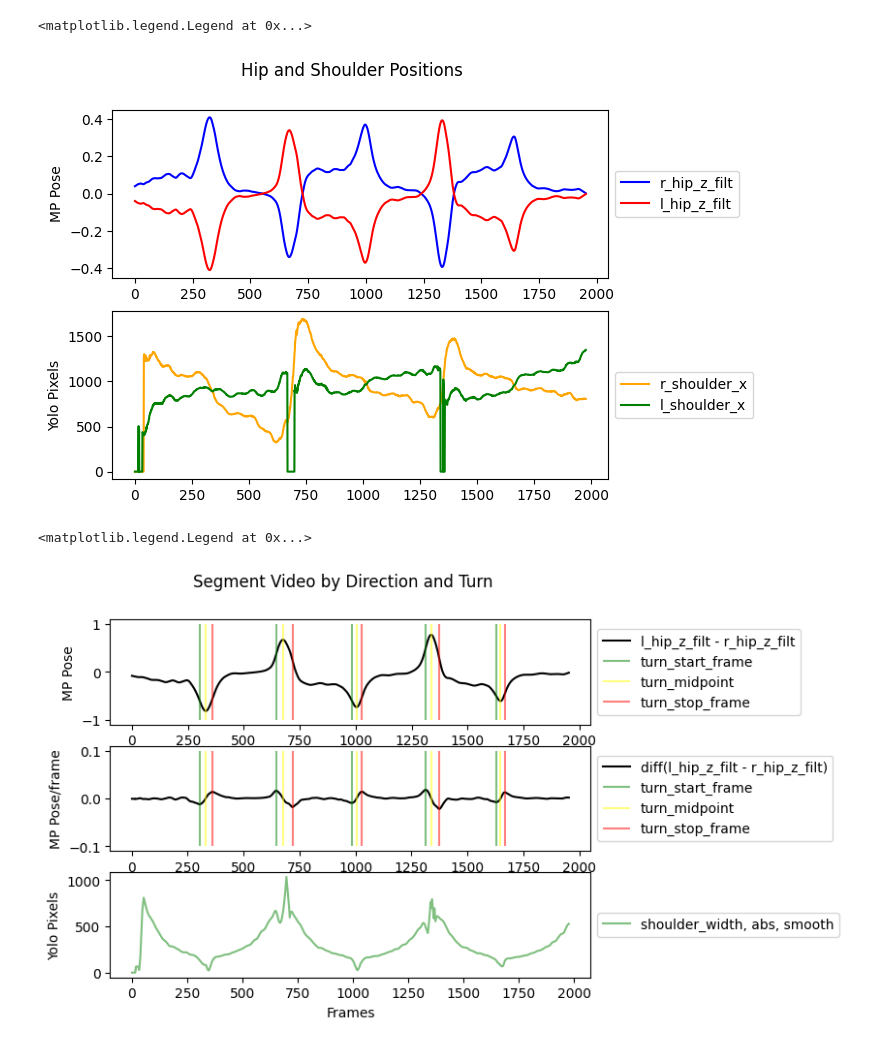
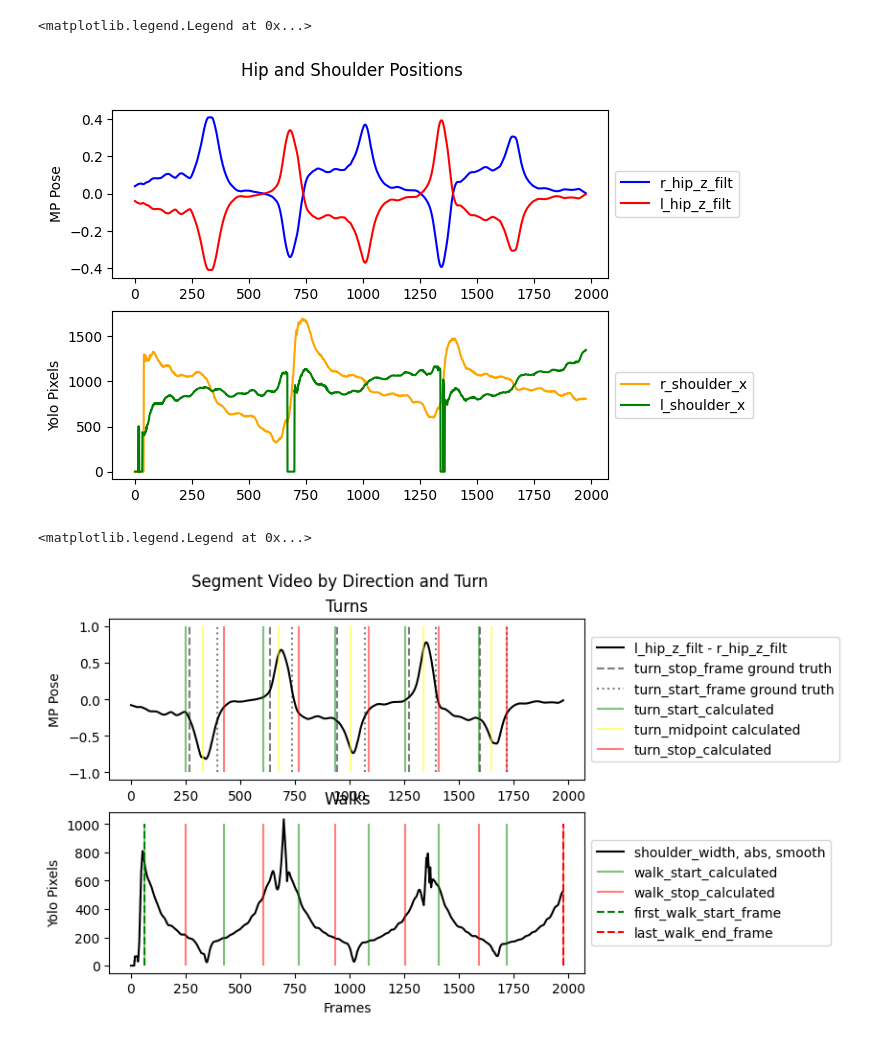
Before and after one commit to UCSF-MSLAB/HomeVideoAnalysis, a Jupyter notebook: megan_sandbox/sandbox_main_src_funs/segment_video_walk_turn.ipynb, the cells around one changed output. Saved outputs shown, nothing was run; the diff lists cells and outputs as text; code cells hidden in the pictures.

Commit message:
ID turn start and stop method 2, add walk times

```diff
--- a/megan_sandbox/sandbox_main_src_funs/segment_video_walk_turn.ipynb
+++ b/megan_sandbox/sandbox_main_src_funs/segment_video_walk_turn.ipynb
@@ -28,0 +54,4 @@ order = 1  # Order of the filter (higher means sharper cutoff)
+# %%
+# save fps variable
+fps = get_frames_per_second(vid_in_path)
+print(fps)
@@ -134,50 +239,49 @@ fig1, (ax1, ax2) = plt.subplots(2)
 fig1.suptitle('Hip and Shoulder Positions')
 
 # subplot 1 - mp z for each hip
-ax1.plot(hip_r_mp_z_filt, label = 'r_hip_z_filt', color = 'blue')
-ax1.plot(hip_l_mp_z_filt, label = 'l_hip_z_filt', color = 'red')
+ax1.plot(frames, hip_r_mp_z_filt, label = 'r_hip_z_filt', color = 'blue')
+ax1.plot(frames, hip_l_mp_z_filt, label = 'l_hip_z_filt', color = 'red')
 ax1.set_ylabel('MP Pose')
 ax1.legend(loc='center left', bbox_to_anchor=(1, 0.5))
 
 # subplot 2 - yolo x for each shoulder
-ax2.plot(shoulder_r_yolo_df['frame'], shoulder_r_yolo_df['X'], label = 'r_shoulder_x', color = 'orange')
-ax2.plot(shoulder_r_yolo_df['frame'], shoulder_l_yolo_df['X'], label = 'l_shoulder_x', color = 'green')
+ax2.plot(frames, shoulder_r_yolo_df['X'], label = 'r_shoulder_x', color = 'orange')
+ax2.plot(frames, shoulder_l_yolo_df['X'], label = 'l_shoulder_x', color = 'green')
 ax2.set_ylabel('Yolo Pixels')
 ax2.legend(loc='center left', bbox_to_anchor=(1, 0.5))
 # %% [output]
 <matplotlib.legend.Legend at 0x...>
-[figure, old version]
+[figure, new version]
 # %%
 # plot 2
 # set plot with two subplots
-fig2, (ax1, ax2, ax3) = plt.subplots(3)
+fig2, (ax1, ax2) = plt.subplots(2)
 fig2.suptitle('Segment Video by Direction and Turn')
 
 # subplot 1 - distance between right and left hip, use peaks and mins as turns
-
-ax1.plot(hip_z_diff_mp_filt, label = 'l_hip_z_filt - r_hip_z_filt', color = 'black')
-ax1.vlines(x=turn_df['turn_start_frame'], ymin = -1, ymax = 1, color = 'green', alpha = 0.5, label = 'turn_start_frame')
-ax1.vlines(x=turn_df['turn_midpoint'], ymin = -1, ymax = 1, color = 'yellow', alpha = 0.5, label = 'turn_midpoint')
-ax1.vlines(x=turn_df['turn_stop_frame'], ymin = -1, ymax = 1, color = 'red', alpha = 0.5, label = 'turn_stop_frame')
+ax1.set_title('Turns')
+ax1.plot(frames, hip_z_diff_mp_filt, label = 'l_hip_z_filt - r_hip_z_filt', color = 'black')
+ax1.vlines(x = ground_truth_turn_frames_df['start_frame'],  ymin = -1, ymax = 1, linestyle = '--', color = 'black', alpha = 0.5, label = 'turn_stop_frame ground truth')
+ax1.vlines(x = ground_truth_turn_frames_df['stop_frame'], ymin = -1, ymax = 1, linestyle = 'dotted', color = 'black', alpha = 0.5,label = 'turn_start_frame ground truth')
+ax1.vlines(x = turn_start_frames, ymin = -1, ymax = 1, color = 'green', alpha = 0.5, label = 'turn_start_calculated')
+ax1.vlines(x=turn_df['turn_midpoint'], ymin = -1, ymax = 1, color = 'yellow',  alpha = 0.5, label = 'turn_midpoint calculated')
+ax1.vlines(x = turn_stop_frames, ymin = -1, ymax = 1, color = 'red', alpha = 0.5,  label = 'turn_stop_calculated')
 ax1.set_ylabel('MP Pose')
 ax1.legend(loc='center left', bbox_to_anchor=(1, 0.5))
 
-# subplot 2 - change in hip distance
-ax2.plot(diff_hip_z_diff_mp_filt, label = 'diff(l_hip_z_filt - r_hip_z_filt)', color = 'black')
-ax2.vlines(x=turn_df['turn_start_frame'], ymin = -.1, ymax = .1, color = 'green', alpha = 0.5, label = 'turn_start_frame')
-ax2.vlines(x=turn_df['turn_midpoint'], ymin = -.1, ymax = .1, color = 'yellow', alpha = 0.5, label = 'turn_midpoint')
-ax2.vlines(x=turn_df['turn_stop_frame'], ymin = -.1, ymax = .1, color = 'red', alpha = 0.5, label = 'turn_stop_frame')
-ax2.set_ylabel('MP Pose/frame')
+# sublot 2 - yolo shoulder width
+ax2.set_title('Walks')
+ax2.plot(frames, shoulder_width_yolo_smooth, label = "shoulder_width, abs, smooth", color = 'black')
+ax2.vlines(x = walks_df['walk_start_frame'], ymin = 0, ymax = 1000, color = 'green', alpha = 0.5, label = 'walk_start_calculated')
+ax2.vlines(x = walks_df['walk_end_frame'], ymin = 0, ymax = 1000, color = 'red', alpha = 0.5,  label = 'walk_stop_calculated')
+ax2.vlines(x = first_walk_start_frame, ymin = 0, ymax = 1000,  color = 'green', linestyle = '--', label = 'first_walk_start_frame')
+ax2.vlines(x = last_walk_end_frame, ymin = 0, ymax = 1000, color = 'red', linestyle = '--', label = 'last_walk_end_frame')
+ax2.set_xlabel('Frames')
+ax2.set_ylabel('Yolo Pixels')
 ax2.legend(loc='center left', bbox_to_anchor=(1, 0.5))
-
-# sublot 3 - yolo shoulder width
-ax3.plot(shoulder_width_yolo_smooth, label = "shoulder_width, abs, smooth", color = 'green', linestyle = '-', alpha = 0.5)
-ax3.set_xlabel('Frames')
-ax3.set_ylabel('Yolo Pixels')
-ax3.legend(loc='center left', bbox_to_anchor=(1, 0.5))
 # %% [output]
 <matplotlib.legend.Legend at 0x...>
-[figure, old version]
+[figure, new version]
 # %%
 # outputs
     # save plot
```
Also changed, not shown: parts of 8 cells of this notebook, 1 other file.
